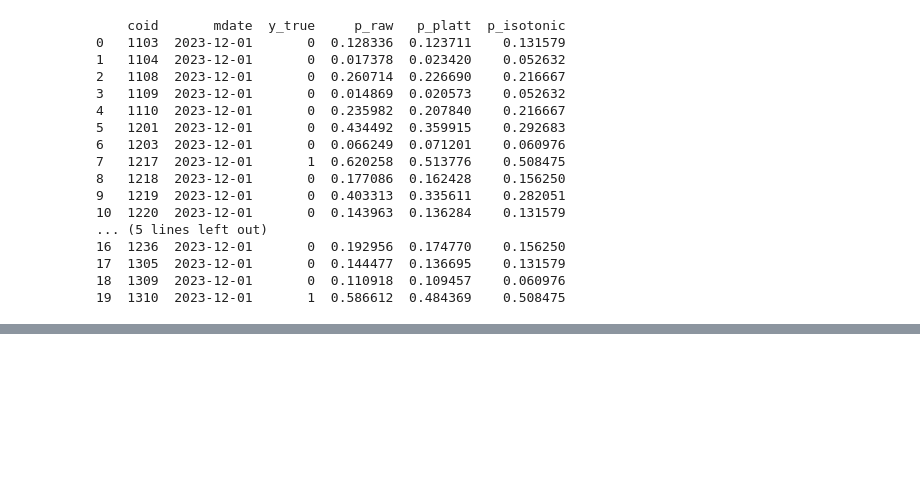
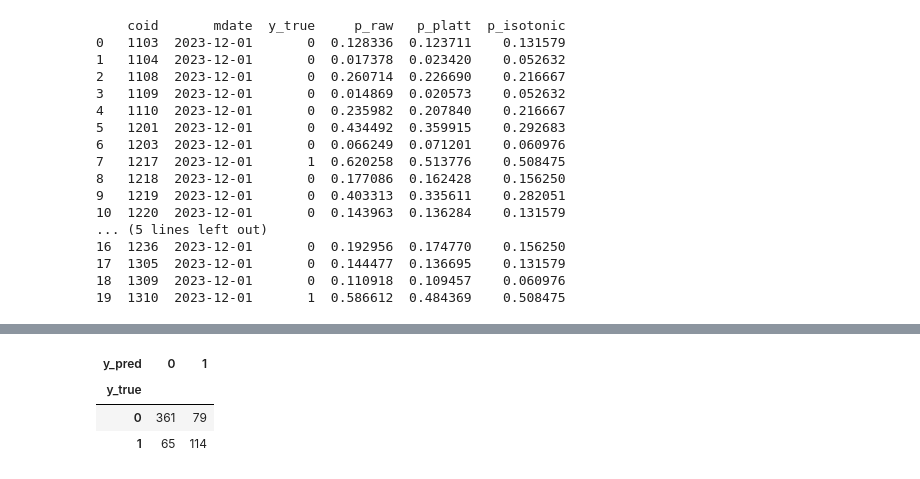
Before and after one commit to chieh1227/fintech_ML_project, a Jupyter notebook: baseline_model.ipynb, the cells around one changed output, grey strips where cells are left out. Drawn from its saved outputs; the diff is of its cells as text; code cells hidden in the pictures; blank space fills up the shorter version.

Commit message:
add the baseline without gics

```diff
--- a/baseline_model.ipynb
+++ b/baseline_model.ipynb
@@ -502,3 +533,10 @@ print(predictions_test.head(20))
 17  1305  2023-12-01       0  0.144477  0.136695    0.131579
 18  1309  2023-12-01       0  0.110918  0.109457    0.060976
 19  1310  2023-12-01       1  0.586612  0.484369    0.508475
+# %%
+# Metrics summary for baseline without GICS
+import os, json, pandas as pd, pprint
+OUT_DIR_BASE = os.environ['OUT_DIR_BASE']
+with open(f'{OUT_DIR_BASE}/metrics_summary.json', 'r', encoding='utf-8') as f:
+    metrics_summary_base = json.load(f)
+pprint.pp(metrics_summary_base)
@@ -504,0 +561,15 @@ print(predictions_test.head(20))
+# %%
+# Confusion matrix for baseline without GICS
+import pandas as pd
+OUT_DIR_BASE = os.environ['OUT_DIR_BASE']
+threshold_base = metrics_summary_base['thresholds']['t_f1']
+preds_base = pd.read_csv(f'{OUT_DIR_BASE}/predictions_test.csv')
+preds_base['y_pred_raw'] = (preds_base['p_raw'] >= threshold_base).astype(int)
+confusion_base = pd.crosstab(preds_base['y_true'], preds_base['y_pred_raw'], rownames=['y_true'], colnames=['y_pred'])
+confusion_base = confusion_base.reindex(index=[0,1], columns=[0,1], fill_value=0)
+confusion_base
+# %% [output]
+| y_pred | 0 | 1 |
+| y_true |  |  |
+| 0 | 361 | 79 |
+| 1 | 65 | 114 |
```
Also changed, not shown: parts of 6 cells of this notebook, 2 other files.
